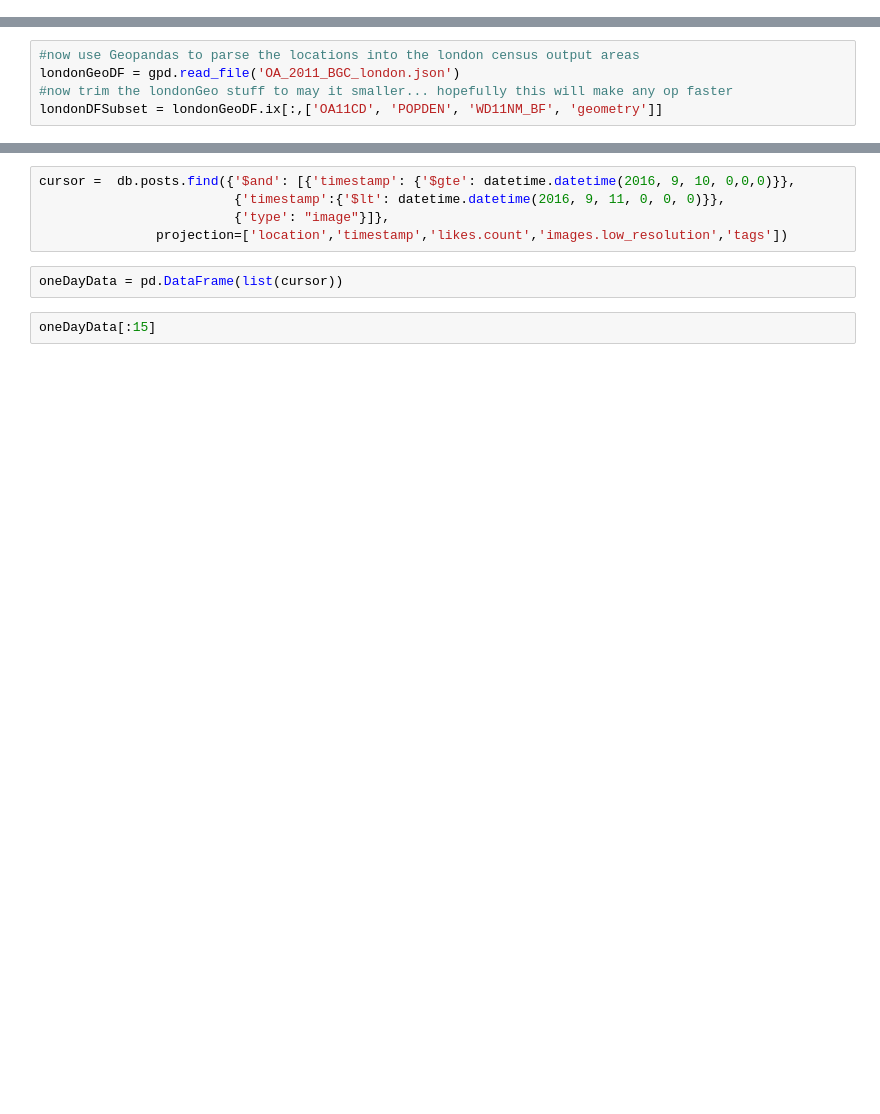
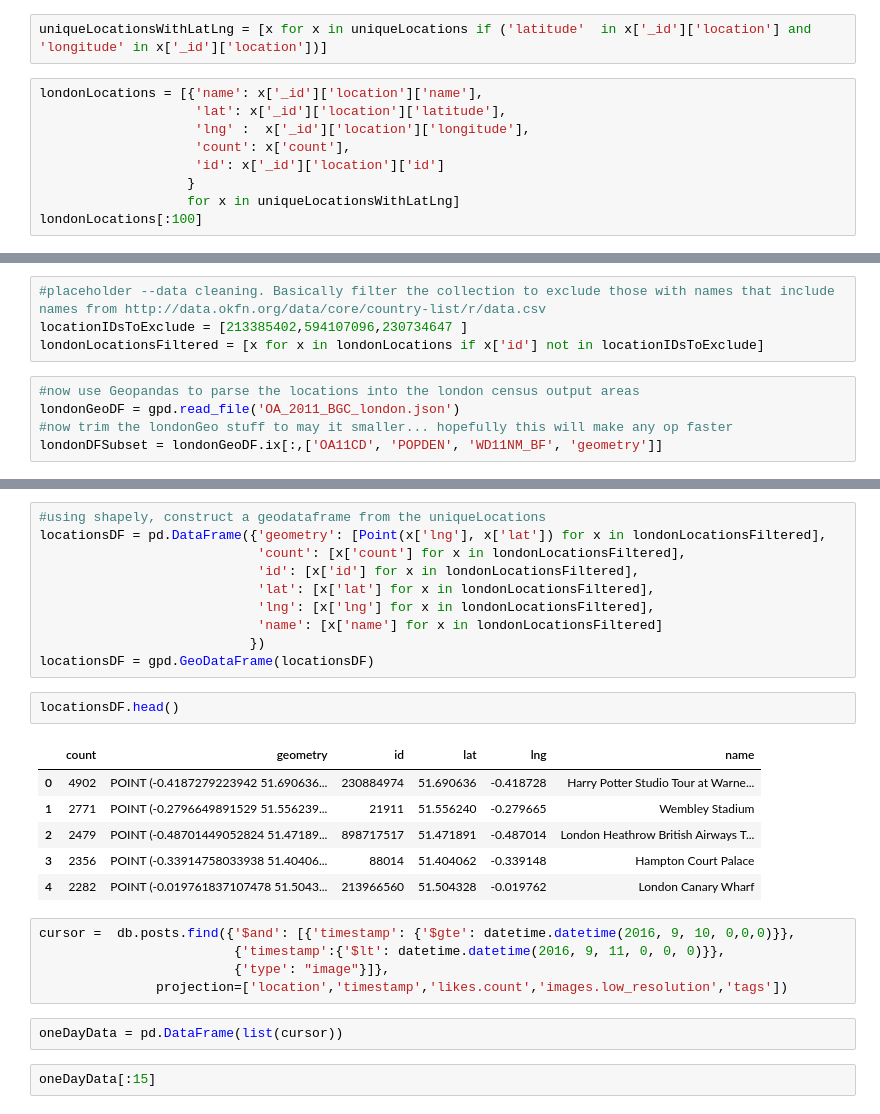
Before and after one commit to wwymak/instagram-london-explore, a Jupyter notebook: Instagram analysis v2.ipynb, the cells around one changed output, grey strips where cells are left out. Cells and saved outputs as stored; diff of their text form; blank space fills up the shorter version.

Commit message:
work on location analysis

```diff
--- a/Instagram analysis v2.ipynb
+++ b/Instagram analysis v2.ipynb
@@ -59,0 +97,11 @@ len(uniqueLocations)
+# %%
+uniqueLocationsWithLatLng = [x for x in uniqueLocations if ('latitude'  in x['_id']['location'] and 'longitude' in x['_id']['location'])]
+# %%
+londonLocations = [{'name': x['_id']['location']['name'],
+                    'lat': x['_id']['location']['latitude'],
+                    'lng' :  x['_id']['location']['longitude'],
+                    'count': x['count'],
+                    'id': x['_id']['location']['id']
+                   }
+                   for x in uniqueLocationsWithLatLng]
+londonLocations[:100]
@@ -60,3 +129,7 @@ len(uniqueLocations)
+# %%
+#placeholder --data cleaning. Basically filter the collection to exclude those with names that include names from http://data.okfn.org/data/core/country-list/r/data.csv
+locationIDsToExclude = [213385402,594107096,230734647 ]
+londonLocationsFiltered = [x for x in londonLocations if x['id'] not in locationIDsToExclude]
 # %%
 #now use Geopandas to parse the locations into the london census output areas
 londonGeoDF = gpd.read_file('OA_2011_BGC_london.json')
@@ -78,3 +148,22 @@ NameError: name 'pointCount' is not defined
+# %%
+#using shapely, construct a geodataframe from the uniqueLocations
+locationsDF = pd.DataFrame({'geometry': [Point(x['lng'], x['lat']) for x in londonLocationsFiltered],
+                            'count': [x['count'] for x in londonLocationsFiltered],
+                            'id': [x['id'] for x in londonLocationsFiltered],
+                            'lat': [x['lat'] for x in londonLocationsFiltered],
+                            'lng': [x['lng'] for x in londonLocationsFiltered],
+                            'name': [x['name'] for x in londonLocationsFiltered]
+                           })
+locationsDF = gpd.GeoDataFrame(locationsDF)
+# %%
+locationsDF.head()
+# %% [output]
+|  | count | geometry | id | lat | lng | name |
+| 0 | 4902 | POINT (-0.4187279223942 51.690636... | 230884974 | 51.690636 | -0.418728 | Harry Potter Studio Tour at Warne... |
+| 1 | 2771 | POINT (-0.2796649891529 51.556239... | 21911 | 51.556240 | -0.279665 | Wembley Stadium |
+| 2 | 2479 | POINT (-0.48701449052824 51.47189... | 898717517 | 51.471891 | -0.487014 | London Heathrow British Airways T... |
+| 3 | 2356 | POINT (-0.33914758033938 51.40406... | 88014 | 51.404062 | -0.339148 | Hampton Court Palace |
+| 4 | 2282 | POINT (-0.019761837107478 51.5043... | 213966560 | 51.504328 | -0.019762 | London Canary Wharf |
 # %%
 cursor =  db.posts.find({'$and': [{'timestamp': {'$gte': datetime.datetime(2016, 9, 10, 0,0,0)}},
                          {'timestamp':{'$lt': datetime.datetime(2016, 9, 11, 0, 0, 0)}},
```
Also changed, not shown: parts of 12 cells of this notebook.
